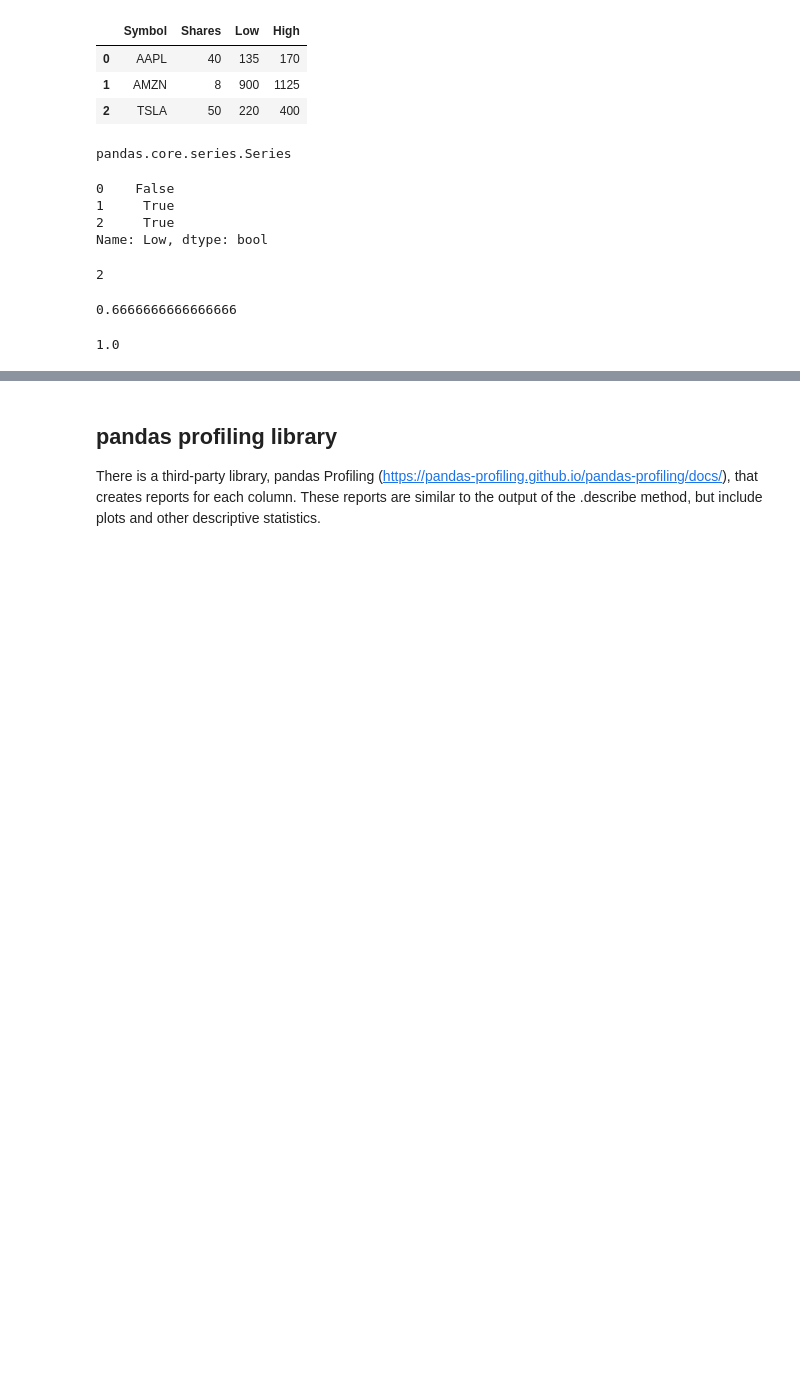
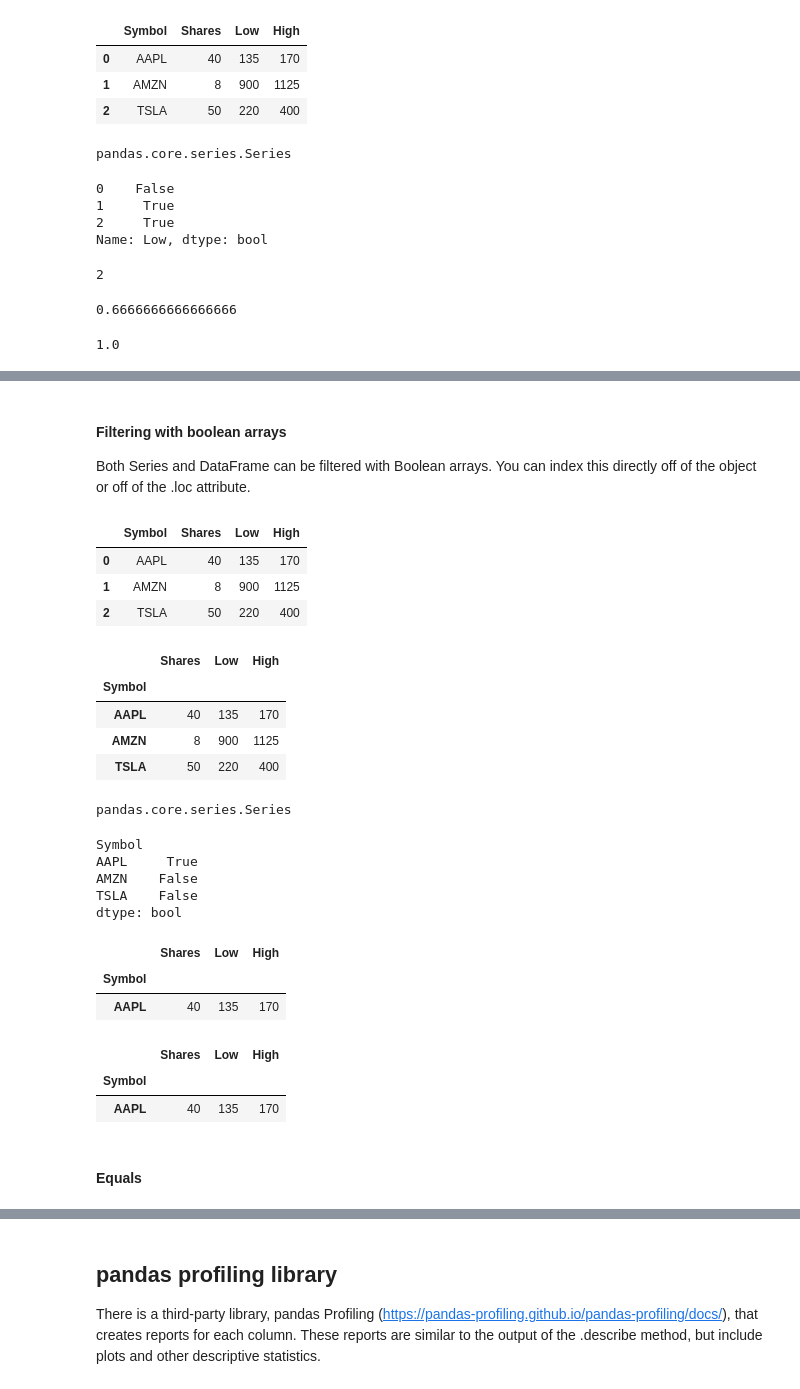
Before and after one commit to pkaran57/python-libs, a Jupyter notebook: pandas-lib/notebook/pandas.ipynb, the cells around one changed output, grey strips where cells are left out. Saved outputs shown, nothing was run; the diff lists cells and outputs as text; code cells hidden in the pictures; blank space fills up the shorter version.

```diff
--- a/pandas-lib/notebook/pandas.ipynb
+++ b/pandas-lib/notebook/pandas.ipynb
@@ -1213,0 +1234,45 @@ Name: Low, dtype: bool
+# %% [markdown]
+#### Filtering with boolean arrays
+
+Both Series and DataFrame can be filtered with Boolean arrays. You can index this directly off of the object or off of the .loc attribute.
+# %%
+stocks_with_symbol_index = stocks.set_index('Symbol')
+
+display(stocks)
+display(stocks_with_symbol_index)
+
+criteria_1 = stocks_with_symbol_index.Shares > 30
+criteria_2 = stocks_with_symbol_index.Low < 150
+
+final_criteria = criteria_1 & criteria_2
+
+display(type(final_criteria))
+# Note the Symbol in the series
+display(final_criteria)
+
+display(stocks_with_symbol_index[final_criteria])
+display(stocks_with_symbol_index.loc[final_criteria])
+# %% [output]
+|  | Symbol | Shares | Low | High |
+| 0 | AAPL | 40 | 135 | 170 |
+| 1 | AMZN | 8 | 900 | 1125 |
+| 2 | TSLA | 50 | 220 | 400 |
+|  | Shares | Low | High |
+| Symbol |  |  |  |
+| AAPL | 40 | 135 | 170 |
+| AMZN | 8 | 900 | 1125 |
+| TSLA | 50 | 220 | 400 |
+pandas.core.series.Series
+Symbol
+AAPL     True
+AMZN    False
+TSLA    False
+dtype: bool
+|  | Shares | Low | High |
+| Symbol |  |  |  |
+| AAPL | 40 | 135 | 170 |
+|  | Shares | Low | High |
+| Symbol |  |  |  |
+| AAPL | 40 | 135 | 170 |
+# %% [markdown]
+#### Equals
```
Also changed, not shown: parts of 10 cells of this notebook.
